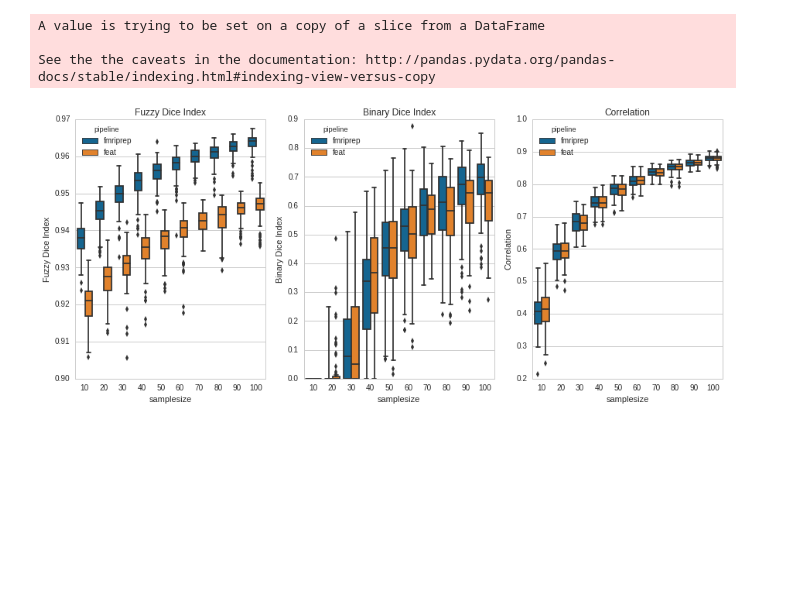
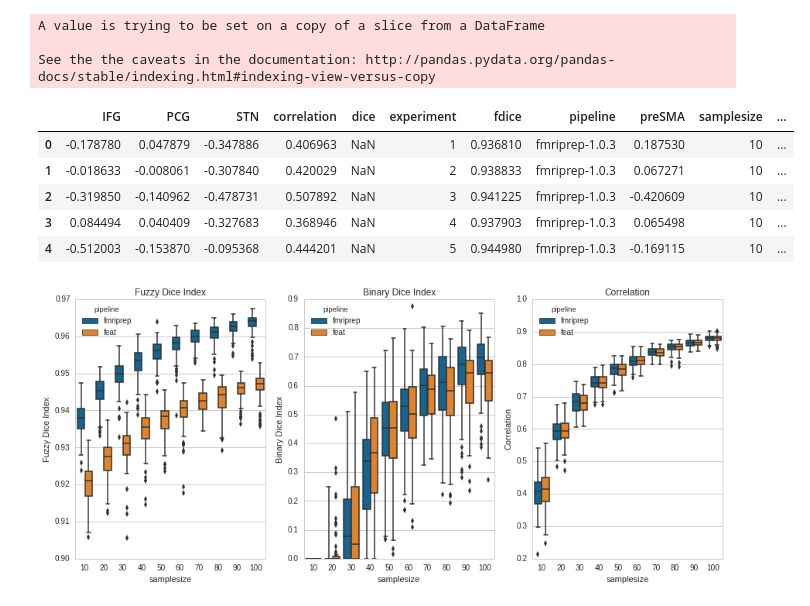
Before and after one commit to poldracklab/CNP_task_analysis, a Jupyter notebook: notebooks/PaperFigures.ipynb, the cells around one changed output. Cells and saved outputs as stored; diff of their text form; code cells hidden in the pictures; blank space fills up the shorter version.

```diff
--- a/notebooks/PaperFigures.ipynb
+++ b/notebooks/PaperFigures.ipynb
@@ -105,6 +99,15 @@ results['pipeline_label'][results['pipeline']=='fslfeat_5.0.9'] = 'feat'
 A value is trying to be set on a copy of a slice from a DataFrame
 
 See the the caveats in the documentation: http://pandas.pydata.org/pandas-docs/stable/indexing.html#indexing-view-versus-copy
+# %%
+results.head()
+# %% [output]
+|  | IFG | PCG | STN | correlation | dice | experiment | fdice | pipeline | preSMA | samplesize | ... |
+| 0 | -0.178780 | 0.047879 | -0.347886 | 0.406963 | NaN | 1 | 0.936810 | fmriprep-1.0.3 | 0.187530 | 10 | ... |
+| 1 | -0.018633 | -0.008061 | -0.307840 | 0.420029 | NaN | 2 | 0.938833 | fmriprep-1.0.3 | 0.067271 | 10 | ... |
+| 2 | -0.319850 | -0.140962 | -0.478731 | 0.507892 | NaN | 3 | 0.941225 | fmriprep-1.0.3 | -0.420609 | 10 | ... |
+| 3 | 0.084494 | 0.040409 | -0.327683 | 0.368946 | NaN | 4 | 0.937903 | fmriprep-1.0.3 | 0.065498 | 10 | ... |
+| 4 | -0.512003 | -0.153870 | -0.095368 | 0.444201 | NaN | 5 | 0.944980 | fmriprep-1.0.3 | -0.169115 | 10 | ... |
 # %%
 sns.set_style("whitegrid")
 fig = plt.figure(figsize=(15,6), dpi= 100, facecolor='w', edgecolor='k')
```
Also changed, not shown: parts of 6 cells of this notebook.
